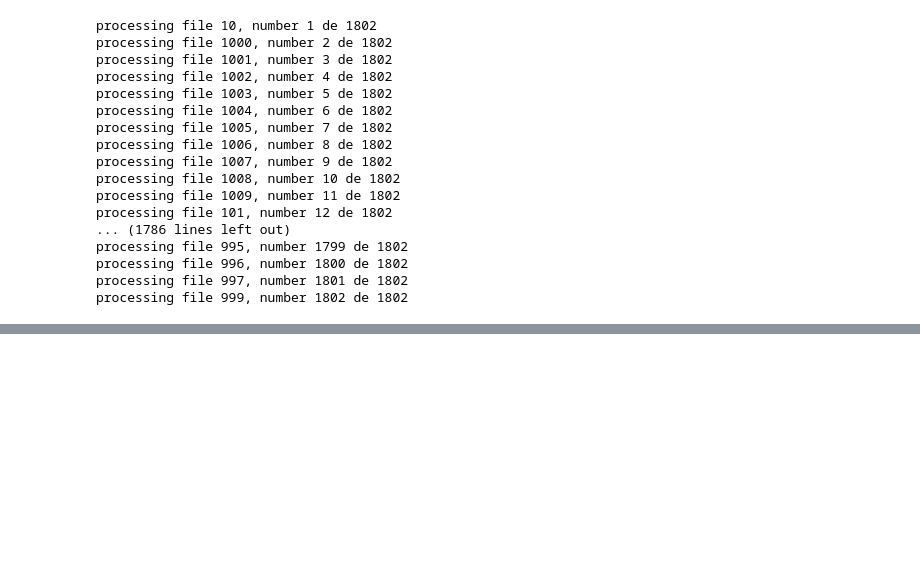
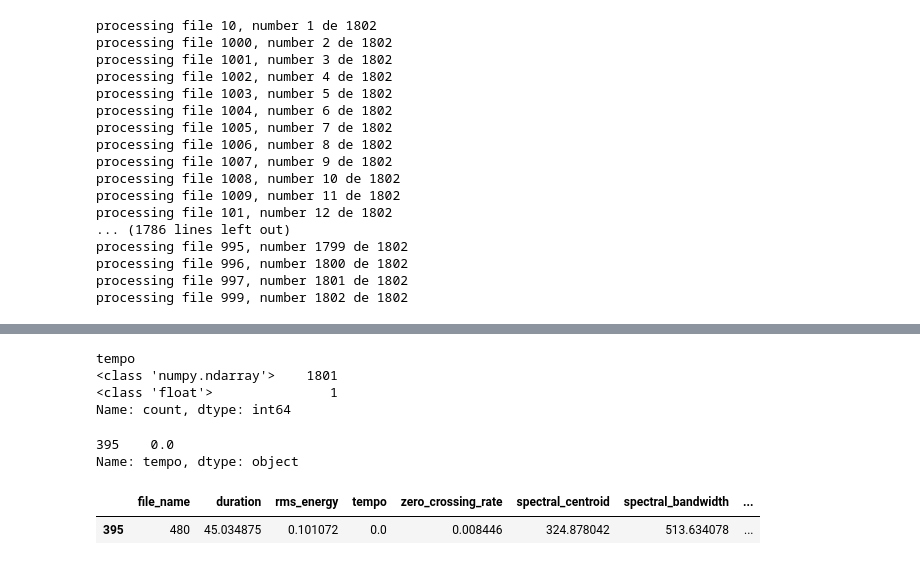
Before and after one commit to Chepados/practica_3_ALN_tori_adri, a Jupyter notebook: project_develp/caracteristicas.ipynb, the cells around one changed output, grey strips where cells are left out. Saved outputs shown, nothing was run; the diff lists cells and outputs as text; code cells hidden in the pictures; blank space fills up the shorter version.

```diff
--- a/project_develp/caracteristicas.ipynb
+++ b/project_develp/caracteristicas.ipynb
@@ -339,0 +403,18 @@ df.to_csv('data/audio_features.csv', index=False)
+# %%
+df['tempo'].apply(type).value_counts()
+# %% [output]
+tempo
+<class 'numpy.ndarray'>    1801
+<class 'float'>               1
+Name: count, dtype: int64
+# %%
+float_value = df.loc[df['tempo'].apply(type) == float, 'tempo']
+print(float_value)
+# %% [output]
+395    0.0
+Name: tempo, dtype: object
+# %%
+df[df.index == 395]
+# %% [output]
+|  | file_name | duration | rms_energy | tempo | zero_crossing_rate | spectral_centroid | spectral_bandwidth | ... |
+| 395 | 480 | 45.034875 | 0.101072 | 0.0 | 0.008446 | 324.878042 | 513.634078 | ... |
```
Also changed, not shown: parts of 12 cells of this notebook, 2 other files.
